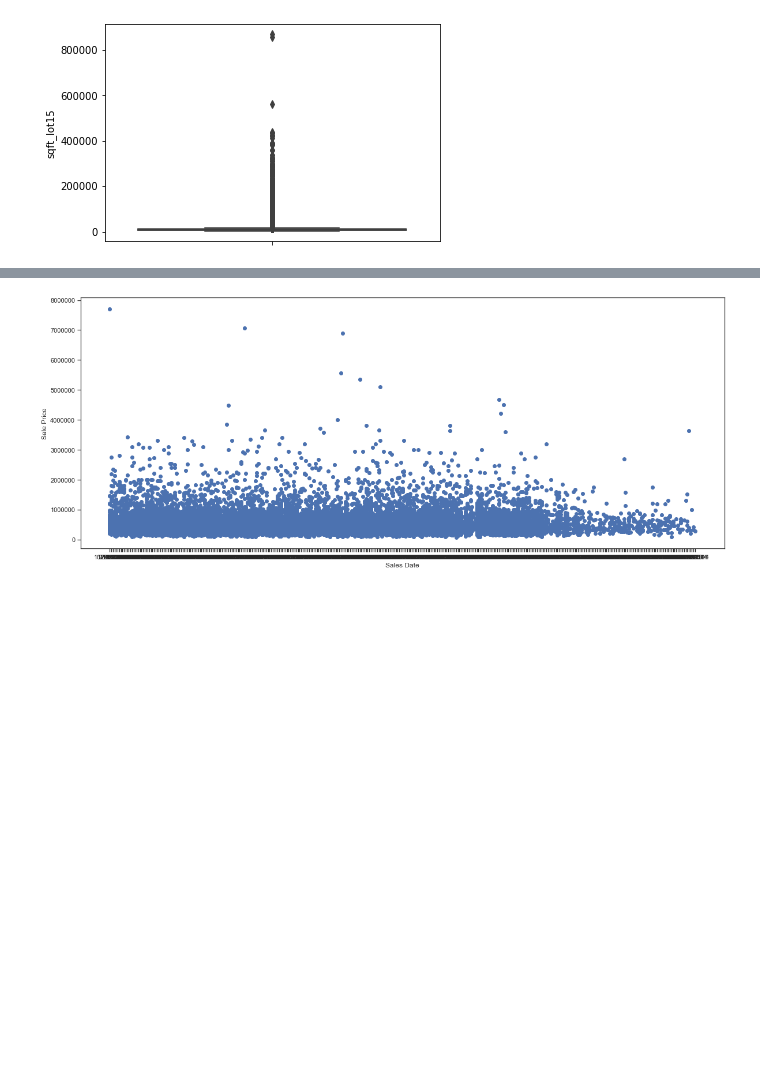
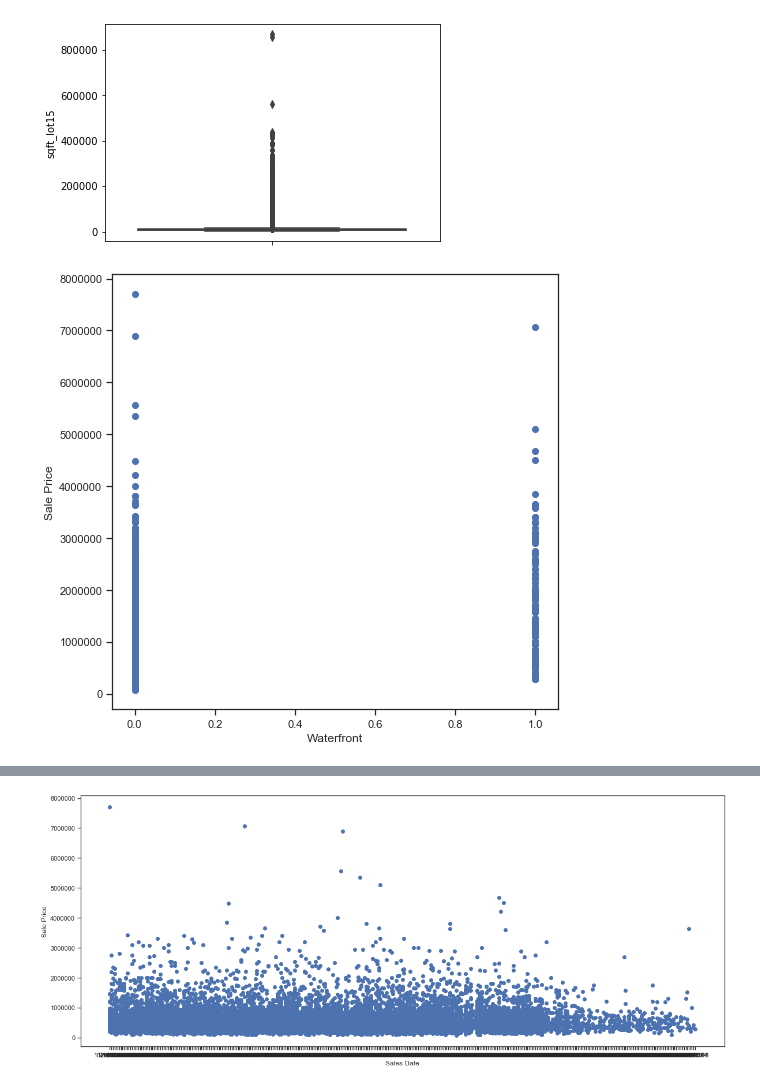
Before and after one commit to TaraRosen/kc_housing_pred, a Jupyter notebook: king_county_housing_predictions.ipynb, the cells around one changed output, grey strips where cells are left out. Saved outputs shown, nothing was run; the diff lists cells and outputs as text; code cells hidden in the pictures; blank space fills up the shorter version.

```diff
--- a/king_county_housing_predictions.ipynb
+++ b/king_county_housing_predictions.ipynb
@@ -471,3 +499,11 @@ sns.boxplot(df['sqft_lot15'], orient = "v")
 # %% [output]
 <matplotlib.axes._subplots.AxesSubplot at 0x...>
 [figure]
+# %%
+fig, ax = plt.subplots(figsize=(8,8))
+ax.scatter(df['waterfront'], df['price'])
+ax.set_xlabel('Waterfront')
+ax.set_ylabel('Sale Price')
+plt.show()
+# %% [output]
+[figure, added]
```
Also changed, not shown: parts of 18 cells of this notebook.
